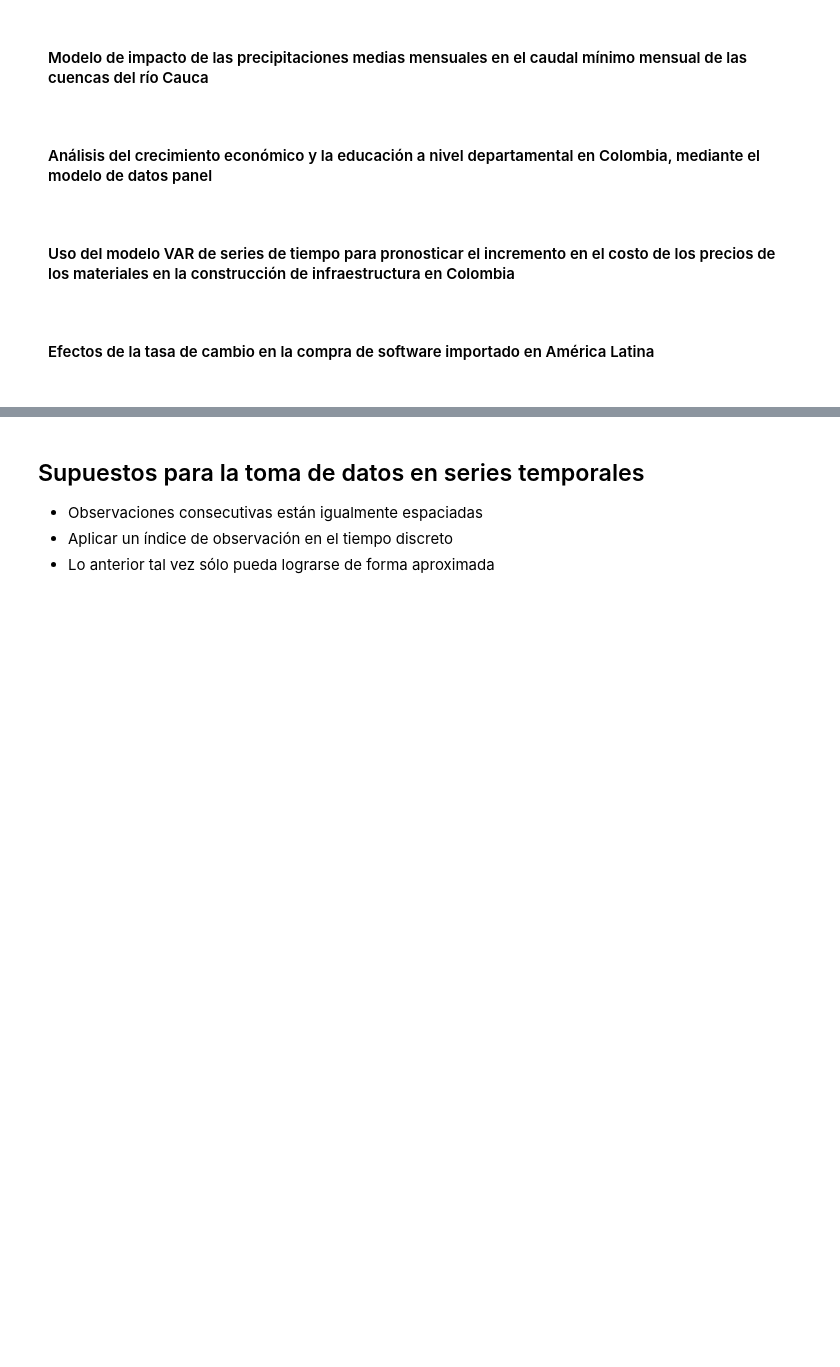
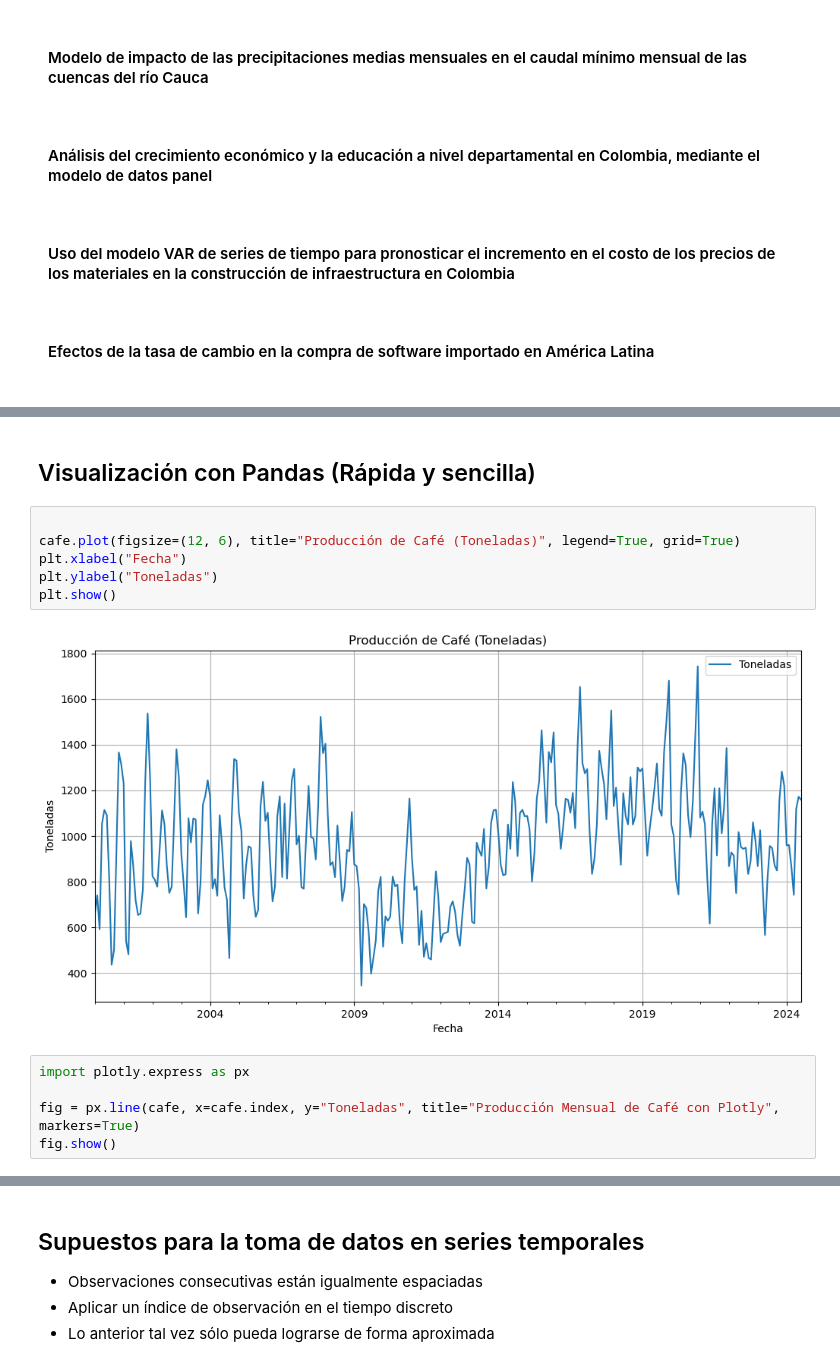
Before and after one commit to Wilsonsr/Series-de-Tiempo, a Jupyter notebook: Cuadernos Python/1_Introduccion.ipynb, the cells around one changed output, grey strips where cells are left out. Cells and saved outputs as stored; diff of their text form; blank space fills up the shorter version.

```diff
--- a/Cuadernos Python/1_Introduccion.ipynb
+++ b/Cuadernos Python/1_Introduccion.ipynb
@@ -195,0 +251,15 @@ durante una serie de años.
+# %% [markdown]
+## Visualización con Pandas (Rápida y sencilla)
+# %%
+
+cafe.plot(figsize=(12, 6), title="Producción de Café (Toneladas)", legend=True, grid=True)
+plt.xlabel("Fecha")
+plt.ylabel("Toneladas")
+plt.show()
+# %% [output]
+[figure, added]
+# %%
+import plotly.express as px
+
+fig = px.line(cafe, x=cafe.index, y="Toneladas", title="Producción Mensual de Café con Plotly", markers=True)
+fig.show()
```
Also changed, not shown: parts of 7 cells of this notebook.
